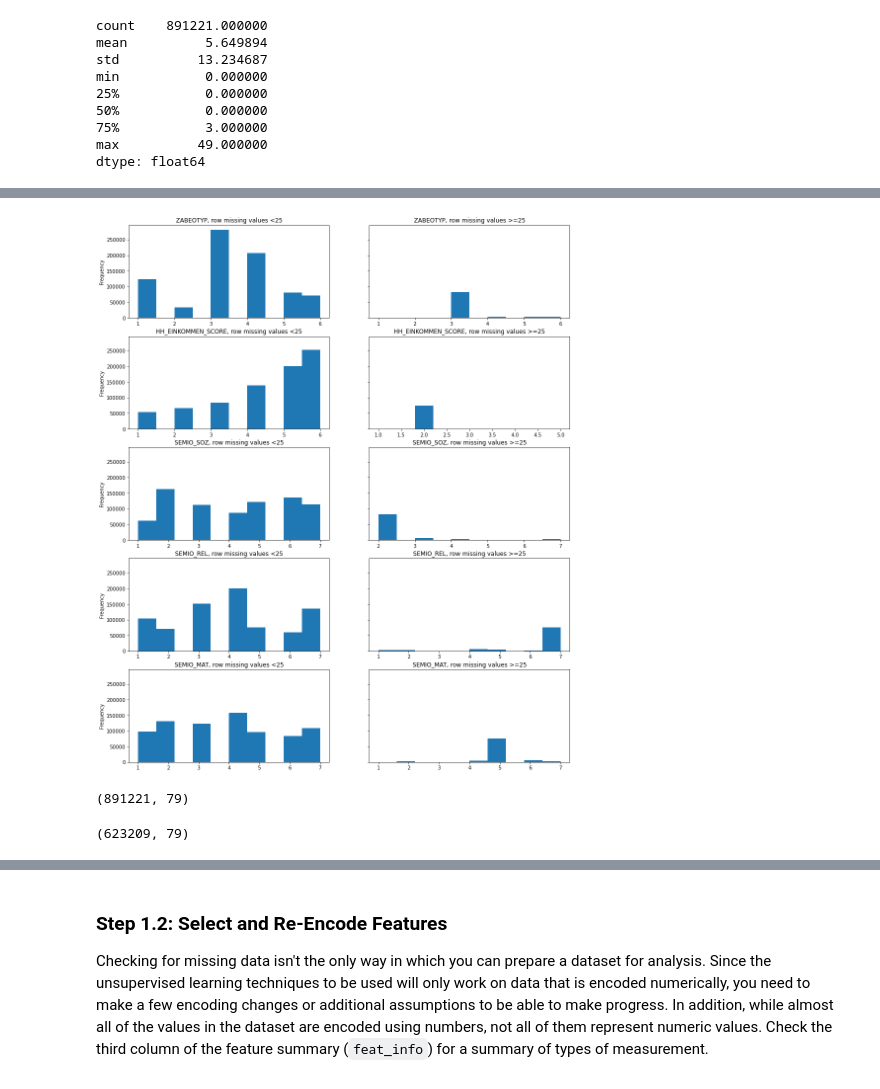
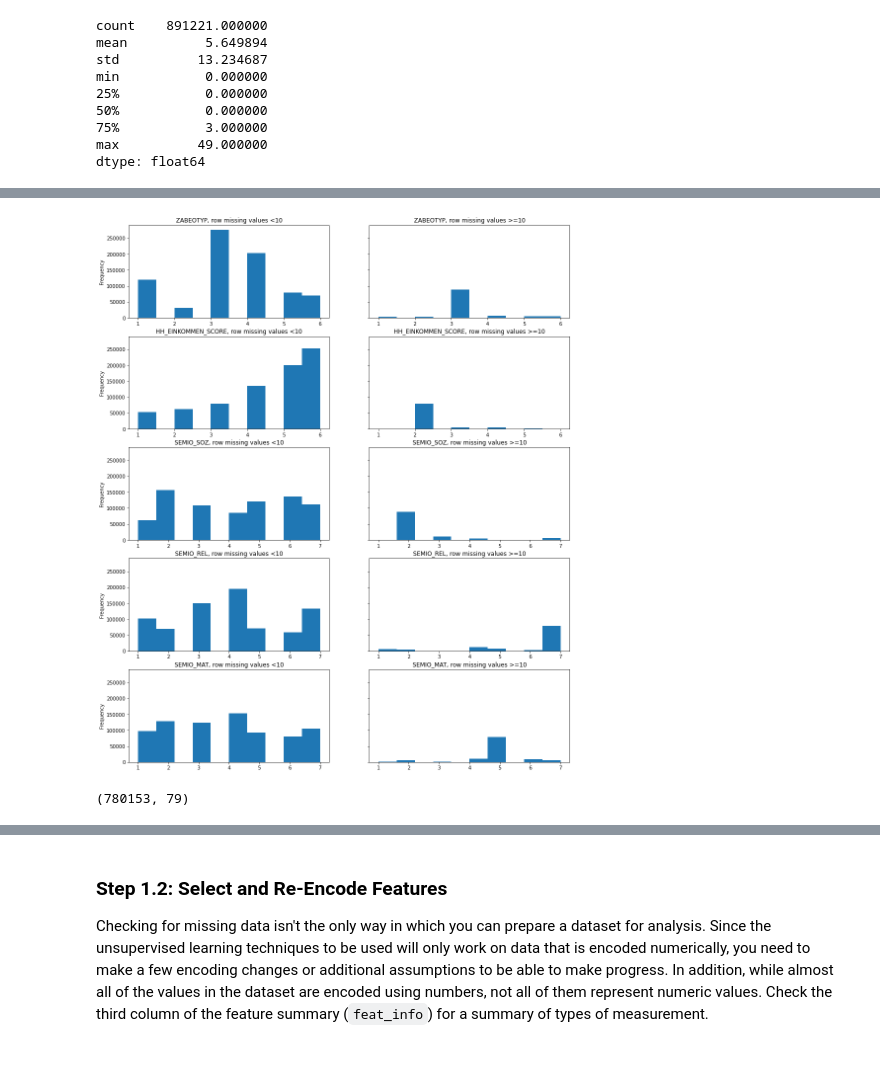
Before and after one commit to walidsi/identify-customer-segments, a Jupyter notebook: Identify_Customer_Segments.ipynb, the cells around one changed output, grey strips where cells are left out. Drawn from its saved outputs; the diff is of its cells as text; code cells hidden in the pictures.

```diff
--- a/Identify_Customer_Segments.ipynb
+++ b/Identify_Customer_Segments.ipynb
@@ -192,11 +161,8 @@ azdias.isnull().sum().plot(kind='bar')
 # Remove columns where missing values are greater than 200,000 per column
 
 threshold = 200000
-columns_removed = []
+outlier_columns = []
 
 for column in azdias.columns.values:
     if azdias[column].isnull().sum() > threshold:
-        columns_removed.append(column)
-        azdias.drop(column, axis=1, inplace=True)
-
-print("The following columnns have been removed:", columns_removed)
+        outlier_columns.append(column)
@@ -204,0 +169,19 @@ The following columnns have been removed: ['AGER_TYP', 'GEBURTSJAHR', 'TITEL_KZ'
+# %%
+def drop_outlier_columns(df: pd.DataFrame, outlier_columns: list) -> pd.DataFrame:
+    """Drop outlier columns
+
+    Args:
+        df: input dataframe
+        oultier_columns: list of columns to drop
+
+    Return:
+        dataframe without specified columns
+
+    """
+    df.drop(outlier_columns, axis=1, inplace=True)
+
+    return df
+
+azdias = drop_outlier_columns(azdias, outlier_columns)
+
+print("The following columnns have been removed:", outlier_columns)
@@ -254,9 +243,9 @@ azdias.isnull().sum(axis=1).hist()
 # Write code to divide the data into two subsets based on the number of missing
 # values in each row.
 
-threshold_missing = 25
+threshold_missing = 10
 
 missing = azdias.isnull().sum(axis=1)
 
-subset1 = azdias[missing < threshold_missing]
-subset2 = azdias[missing >= threshold_missing]
+azdias_subset1 = azdias[missing <= threshold_missing]
+azdias_subset2 = azdias[missing > threshold_missing]
@@ -291,24 +252,24 @@ dtype: int64
 # %%
 # Compare the distribution of values for at least five columns where there are
 # no or few missing values, between the two subsets.
 
 fig, axes = plt.subplots(nrows=5, ncols=2, figsize=(16, 20), sharey=True)
 
 columns = ['ZABEOTYP', 'HH_EINKOMMEN_SCORE', 'SEMIO_SOZ', 'SEMIO_REL', 'SEMIO_MAT']
 
 row = 0
 for col in columns:
     title = col + ", row missing values <" + str(threshold_missing)
-    subset1[col].plot(kind='hist', title=title, ax = axes[row, 0])
+    azdias_subset1[col].plot(kind='hist', title=title, ax = axes[row, 0])
     title = col + ", row missing values >=" + str(threshold_missing)
-    subset2[col].plot(kind='hist', title=title, ax = axes[row, 1])
+    azdias_subset2[col].plot(kind='hist', title=title, ax = axes[row, 1])
     row += 1
 # %% [output]
-[figure, old version]
+[figure, new version]
 # %%
-azdias.shape
+azdias_subset1.shape
 # %% [output]
-(891221, 79)
+(780153, 79)
 # %%
 def remove_rows_with_missing_values(df: pd.DataFrame) -> pd.DataFrame:
     """Removes all rows with missing values
@@ -333,4 +291,0 @@ assert(azdias.isnull().sum().sum() == 0)
-# %%
-azdias.shape
-# %% [output]
-(623209, 79)
```
Also changed, not shown: parts of 50 cells of this notebook.
